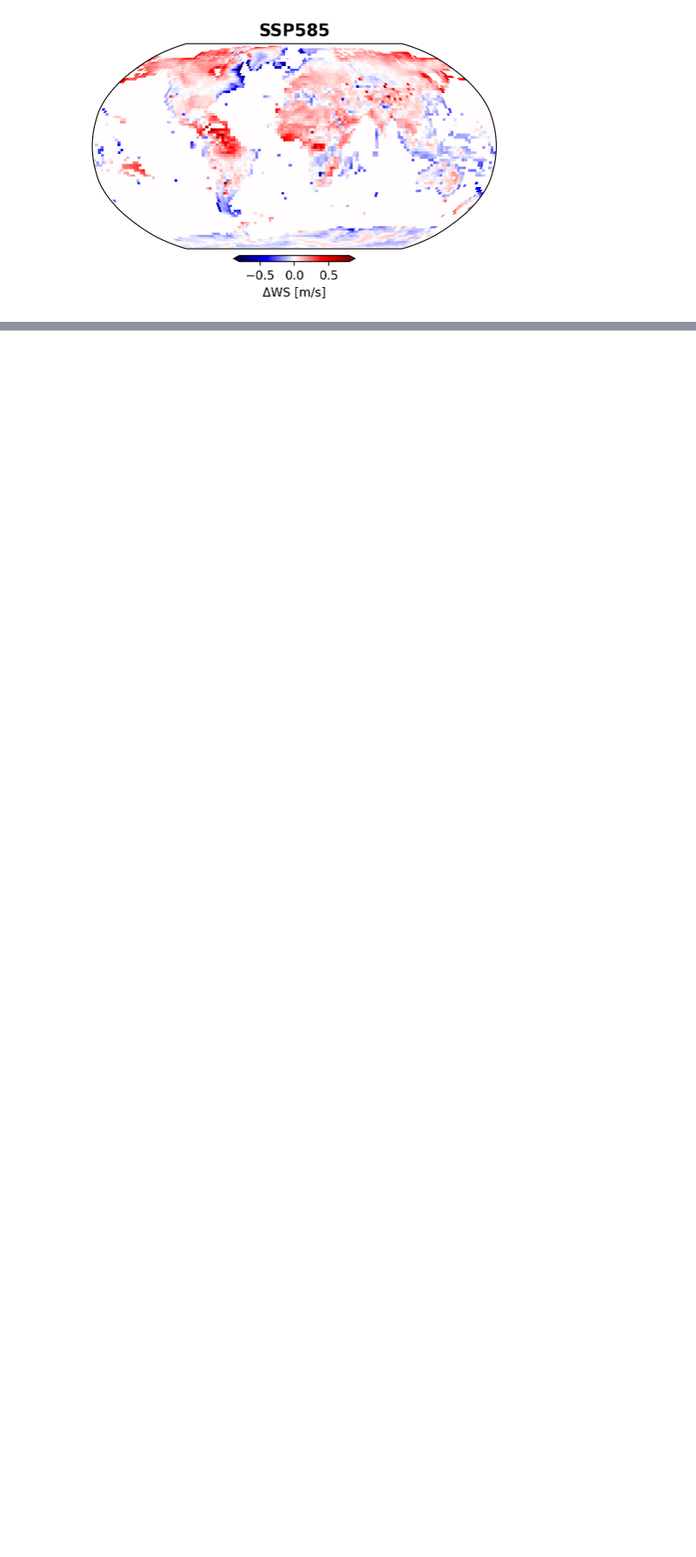
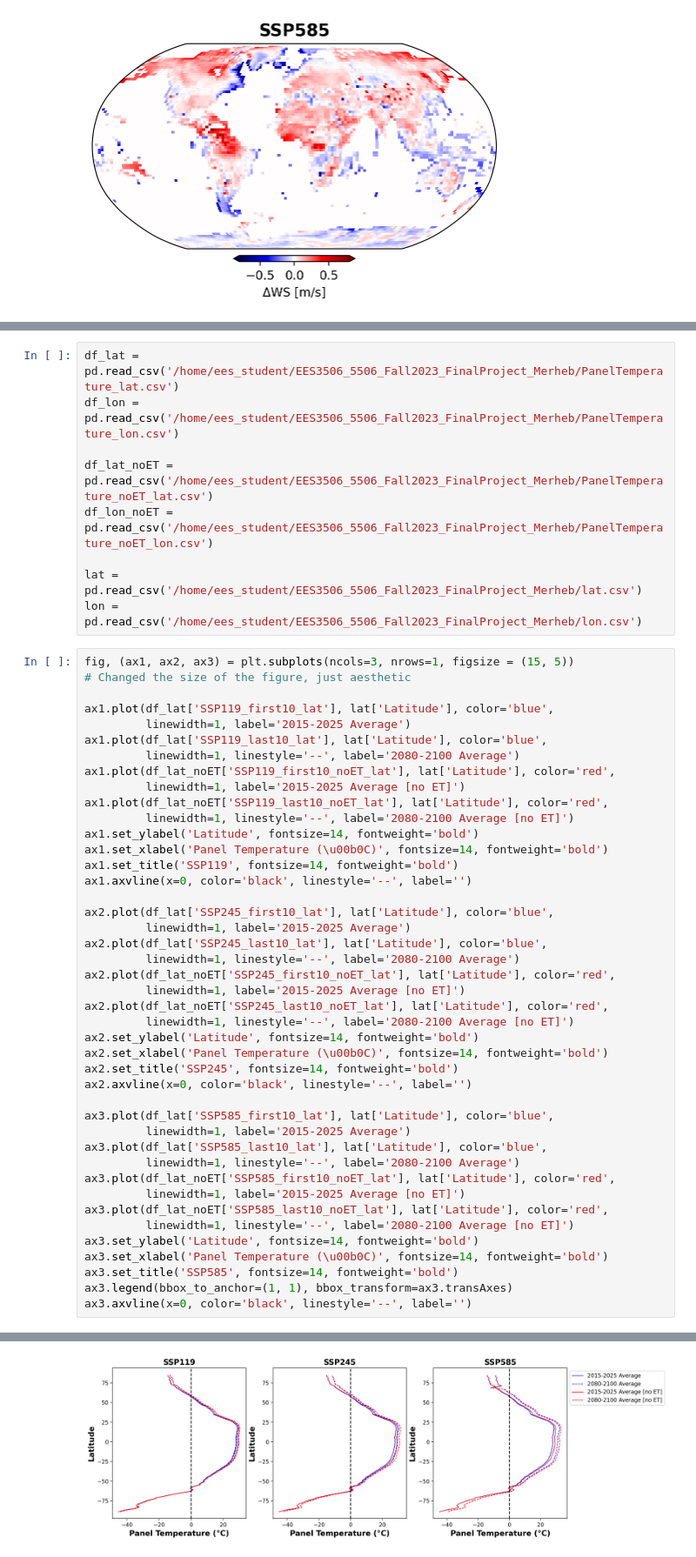
Before and after one commit to EES-3506-5506/EES3506_5506_Fall2023_FinalProject_Merheb, a Jupyter notebook: FinalProject_Merheb_DatasetsObservations.ipynb, the cells around one changed output, grey strips where cells are left out. Shown at 87% size. Cells and saved outputs as stored; diff of their text form; blank space fills up the shorter version.

Commit message:
Figures Done

```diff
--- a/FinalProject_Merheb_DatasetsObservations.ipynb
+++ b/FinalProject_Merheb_DatasetsObservations.ipynb
@@ -1240,0 +1263,52 @@ Text(0.5, 1.0, 'SSP585')
+# %%
+df_lat = pd.read_csv('/home/ees_student/EES3506_5506_Fall2023_FinalProject_Merheb/PanelTemperature_lat.csv')
+df_lon = pd.read_csv('/home/ees_student/EES3506_5506_Fall2023_FinalProject_Merheb/PanelTemperature_lon.csv')
+
+df_lat_noET = pd.read_csv('/home/ees_student/EES3506_5506_Fall2023_FinalProject_Merheb/PanelTemperature_noET_lat.csv')
+df_lon_noET = pd.read_csv('/home/ees_student/EES3506_5506_Fall2023_FinalProject_Merheb/PanelTemperature_noET_lon.csv')
+
+lat = pd.read_csv('/home/ees_student/EES3506_5506_Fall2023_FinalProject_Merheb/lat.csv')
+lon = pd.read_csv('/home/ees_student/EES3506_5506_Fall2023_FinalProject_Merheb/lon.csv')
+# %%
+fig, (ax1, ax2, ax3) = plt.subplots(ncols=3, nrows=1, figsize = (15, 5))                   # Changed the size of the figure, just aesthetic
+
+ax1.plot(df_lat['SSP119_first10_lat'], lat['Latitude'], color='blue',
+         linewidth=1, label='2015-2025 Average')
+ax1.plot(df_lat['SSP119_last10_lat'], lat['Latitude'], color='blue',
+         linewidth=1, linestyle='--', label='2080-2100 Average')
+ax1.plot(df_lat_noET['SSP119_first10_noET_lat'], lat['Latitude'], color='red',
+         linewidth=1, label='2015-2025 Average [no ET]')
+ax1.plot(df_lat_noET['SSP119_last10_noET_lat'], lat['Latitude'], color='red',
+         linewidth=1, linestyle='--', label='2080-2100 Average [no ET]')
+ax1.set_ylabel('Latitude', fontsize=14, fontweight='bold')
+ax1.set_xlabel('Panel Temperature (\u00b0C)', fontsize=14, fontweight='bold')
+ax1.set_title('SSP119', fontsize=14, fontweight='bold')
+ax1.axvline(x=0, color='black', linestyle='--', label='')
+
+ax2.plot(df_lat['SSP245_first10_lat'], lat['Latitude'], color='blue',
+         linewidth=1, label='2015-2025 Average')
+ax2.plot(df_lat['SSP245_last10_lat'], lat['Latitude'], color='blue',
+         linewidth=1, linestyle='--', label='2080-2100 Average')
+ax2.plot(df_lat_noET['SSP245_first10_noET_lat'], lat['Latitude'], color='red',
+         linewidth=1, label='2015-2025 Average [no ET]')
+ax2.plot(df_lat_noET['SSP245_last10_noET_lat'], lat['Latitude'], color='red',
+         linewidth=1, linestyle='--', label='2080-2100 Average [no ET]')
+ax2.set_ylabel('Latitude', fontsize=14, fontweight='bold')
+ax2.set_xlabel('Panel Temperature (\u00b0C)', fontsize=14, fontweight='bold')
+ax2.set_title('SSP245', fontsize=14, fontweight='bold')
+ax2.axvline(x=0, color='black', linestyle='--', label='')
+
+ax3.plot(df_lat['SSP585_first10_lat'], lat['Latitude'], color='blue',
+         linewidth=1, label='2015-2025 Average')
+ax3.plot(df_lat['SSP585_last10_lat'], lat['Latitude'], color='blue',
+         linewidth=1, linestyle='--', label='2080-2100 Average')
+ax3.plot(df_lat_noET['SSP585_first10_noET_lat'], lat['Latitude'], color='red',
+         linewidth=1, label='2015-2025 Average [no ET]')
+ax3.plot(df_lat_noET['SSP585_last10_noET_lat'], lat['Latitude'], color='red',
+         linewidth=1, linestyle='--', label='2080-2100 Average [no ET]')
+ax3.set_ylabel('Latitude', fontsize=14, fontweight='bold')
+ax3.set_xlabel('Panel Temperature (\u00b0C)', fontsize=14, fontweight='bold')
+ax3.set_title('SSP585', fontsize=14, fontweight='bold')
+ax3.legend(bbox_to_anchor=(1, 1), bbox_transform=ax3.transAxes)
+ax3.axvline(x=0, color='black', linestyle='--', label='')
+# %% [output]
@@ -1240,0 +1316 @@ Text(0.5, 1.0, 'SSP585')
+[figure, added]
```
Also changed, not shown: parts of 22 cells of this notebook.
